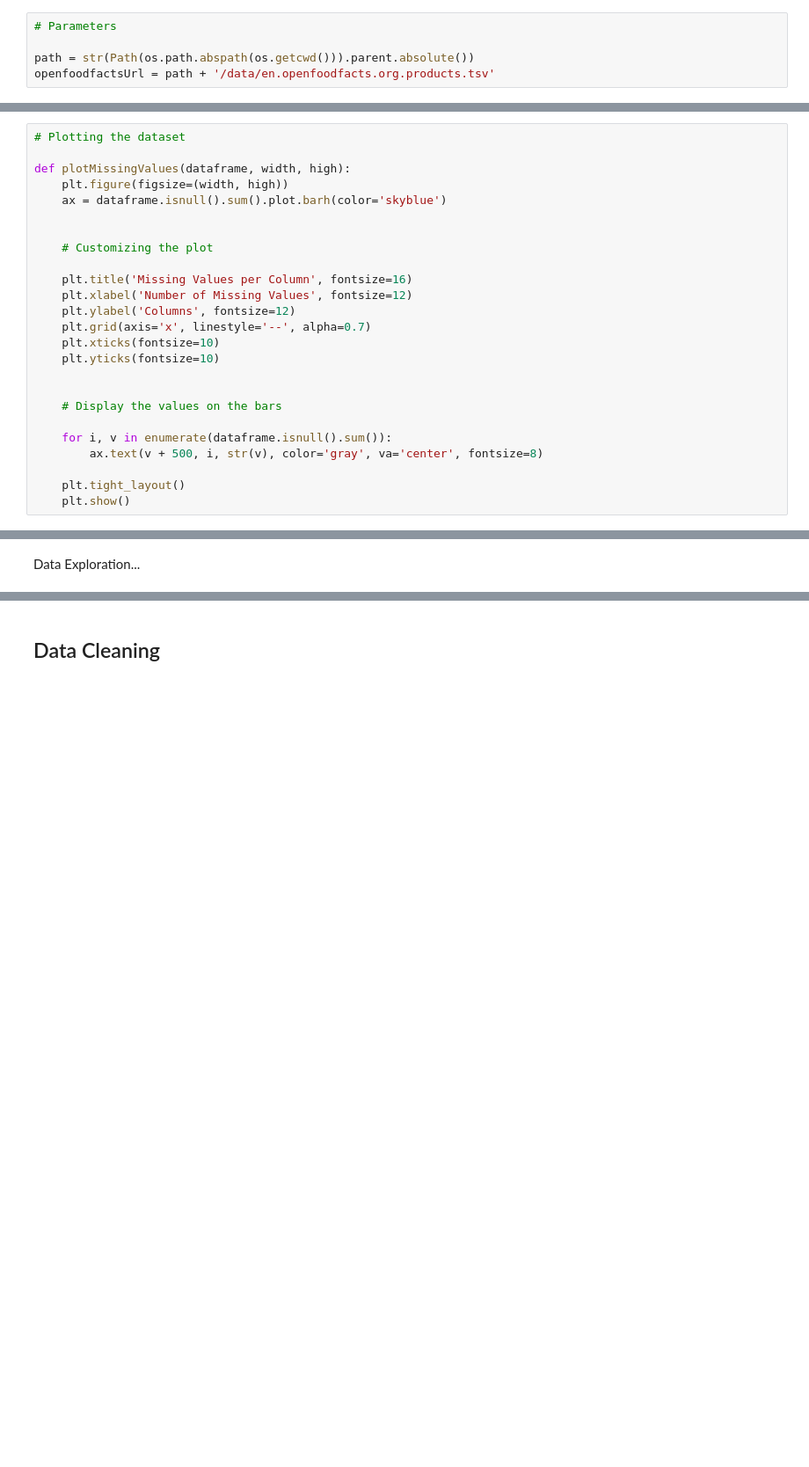
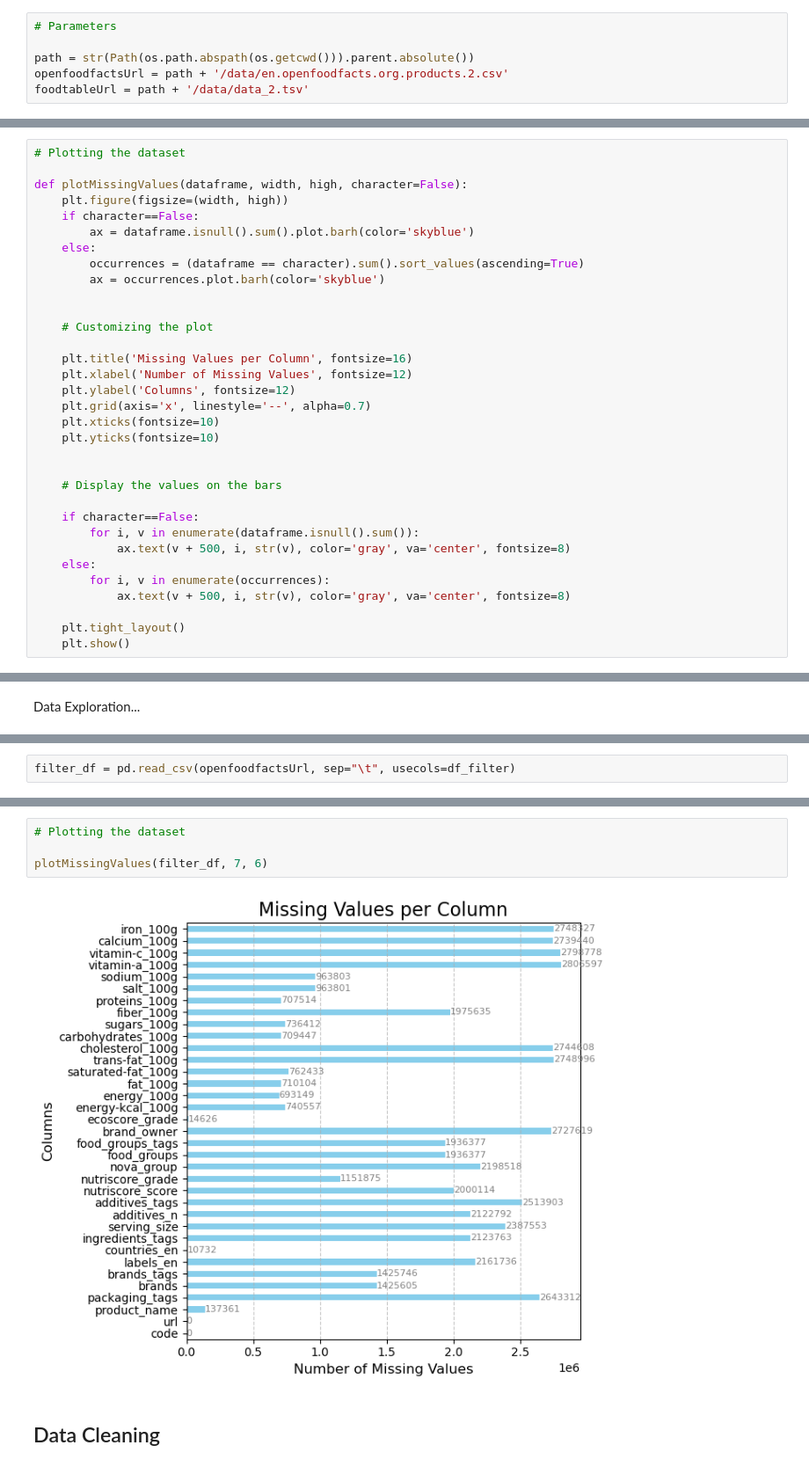
Before and after one commit to GreedyJacques/graphle, a Jupyter notebook: code/dataCleaning.ipynb, the cells around one changed output, grey strips where cells are left out. Shown: that part at 88% size. Saved outputs shown, nothing was run; the diff lists cells and outputs as text; blank space fills up the shorter version.

Commit message:
Changed dataset and cleaning system

```diff
--- a/code/dataCleaning.ipynb
+++ b/code/dataCleaning.ipynb
@@ -19,4 +22,5 @@ from pathlib import Path
 # Parameters
 
 path = str(Path(os.path.abspath(os.getcwd())).parent.absolute())
-openfoodfactsUrl = path + '/data/en.openfoodfacts.org.products.tsv'
+openfoodfactsUrl = path + '/data/en.openfoodfacts.org.products.2.csv'
+foodtableUrl = path + '/data/data_2.tsv'
@@ -45,9 +31,13 @@ Helper functions...
 # %%
 # Plotting the dataset
 
-def plotMissingValues(dataframe, width, high):
+def plotMissingValues(dataframe, width, high, character=False):
     plt.figure(figsize=(width, high))
-    ax = dataframe.isnull().sum().plot.barh(color='skyblue')
+    if character==False:
+        ax = dataframe.isnull().sum().plot.barh(color='skyblue')
+    else:
+        occurrences = (dataframe == character).sum().sort_values(ascending=True)
+        ax = occurrences.plot.barh(color='skyblue')
 
 
     # Customizing the plot
@@ -62,8 +52,12 @@ def plotMissingValues(dataframe, width, high):
 
     # Display the values on the bars
 
-    for i, v in enumerate(dataframe.isnull().sum()):
-        ax.text(v + 500, i, str(v), color='gray', va='center', fontsize=8)
+    if character==False:
+        for i, v in enumerate(dataframe.isnull().sum()):
+            ax.text(v + 500, i, str(v), color='gray', va='center', fontsize=8)
+    else:
+        for i, v in enumerate(occurrences):
+            ax.text(v + 500, i, str(v), color='gray', va='center', fontsize=8)
 
     plt.tight_layout()
     plt.show()
@@ -104,0 +134,2 @@ plotMissingValues(df, 7, 30)
+# %%
+filter_df = pd.read_csv(openfoodfactsUrl, sep="\t", usecols=df_filter)
@@ -105,3 +157,9 @@ plotMissingValues(df, 7, 30)
+# %%
+# Plotting the dataset
+
+plotMissingValues(filter_df, 7, 6)
+# %% [output]
+[figure, added]
 # %% [markdown]
 ## Data Cleaning
 # %% [markdown]
```
Also changed, not shown: parts of 37 cells of this notebook.
